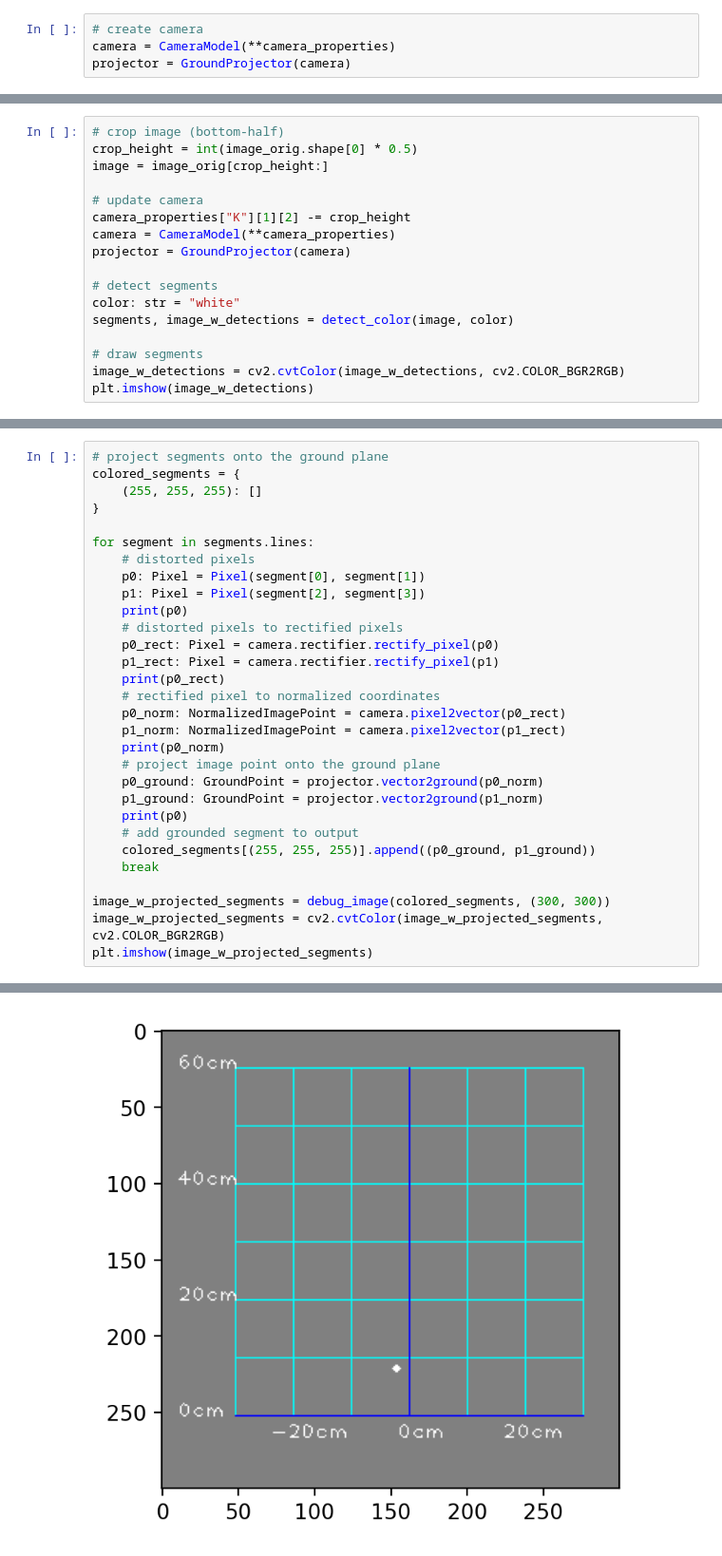
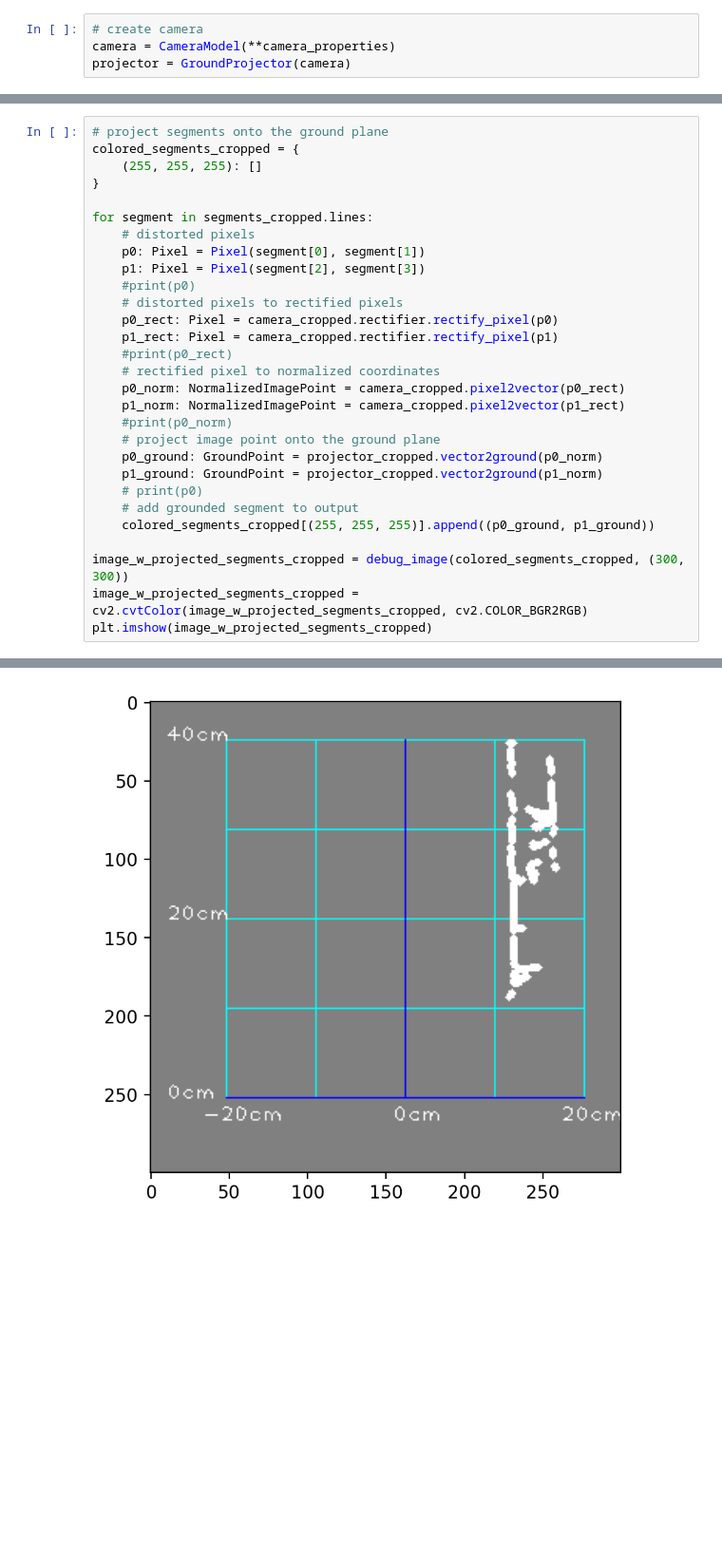
Before and after one commit to duckietown/lib-dt-computer-vision, a Jupyter notebook: notebooks/21-ground-projection.ipynb, the cells around one changed output, grey strips where cells are left out. Shown at 95% size. Drawn from its saved outputs; the diff is of its cells as text; blank space fills up the shorter version.

```diff
--- a/notebooks/21-ground-projection.ipynb
+++ b/notebooks/21-ground-projection.ipynb
@@ -103,17 +100,0 @@ P(174, 49)
-# %%
-# crop image (bottom-half)
-crop_height = int(image_orig.shape[0] * 0.5)
-image = image_orig[crop_height:]
-
-# update camera
-camera_properties["K"][1][2] -= crop_height
-camera = CameraModel(**camera_properties)
-projector = GroundProjector(camera)
-
-# detect segments
-color: str = "white"
-segments, image_w_detections = detect_color(image, color)
-
-# draw segments
-image_w_detections = cv2.cvtColor(image_w_detections, cv2.COLOR_BGR2RGB)
-plt.imshow(image_w_detections)
@@ -123,31 +138,30 @@ plt.imshow(image_w_detections)
 # %%
 # project segments onto the ground plane
-colored_segments = {
+colored_segments_cropped = {
     (255, 255, 255): []
 }
 
-for segment in segments.lines:
+for segment in segments_cropped.lines:
     # distorted pixels
     p0: Pixel = Pixel(segment[0], segment[1])
     p1: Pixel = Pixel(segment[2], segment[3])
-    print(p0)
+    #print(p0)
     # distorted pixels to rectified pixels
-    p0_rect: Pixel = camera.rectifier.rectify_pixel(p0)
-    p1_rect: Pixel = camera.rectifier.rectify_pixel(p1)
-    print(p0_rect)
+    p0_rect: Pixel = camera_cropped.rectifier.rectify_pixel(p0)
+    p1_rect: Pixel = camera_cropped.rectifier.rectify_pixel(p1)
+    #print(p0_rect)
     # rectified pixel to normalized coordinates
-    p0_norm: NormalizedImagePoint = camera.pixel2vector(p0_rect)
-    p1_norm: NormalizedImagePoint = camera.pixel2vector(p1_rect)
-    print(p0_norm)
+    p0_norm: NormalizedImagePoint = camera_cropped.pixel2vector(p0_rect)
+    p1_norm: NormalizedImagePoint = camera_cropped.pixel2vector(p1_rect)
+    #print(p0_norm)
     # project image point onto the ground plane
-    p0_ground: GroundPoint = projector.vector2ground(p0_norm)
-    p1_ground: GroundPoint = projector.vector2ground(p1_norm)
-    print(p0)
+    p0_ground: GroundPoint = projector_cropped.vector2ground(p0_norm)
+    p1_ground: GroundPoint = projector_cropped.vector2ground(p1_norm)
+    # print(p0)
     # add grounded segment to output
-    colored_segments[(255, 255, 255)].append((p0_ground, p1_ground))
-    break
+    colored_segments_cropped[(255, 255, 255)].append((p0_ground, p1_ground))
 
-image_w_projected_segments = debug_image(colored_segments, (300, 300))
-image_w_projected_segments = cv2.cvtColor(image_w_projected_segments, cv2.COLOR_BGR2RGB)
-plt.imshow(image_w_projected_segments)
+image_w_projected_segments_cropped = debug_image(colored_segments_cropped, (300, 300))
+image_w_projected_segments_cropped = cv2.cvtColor(image_w_projected_segments_cropped, cv2.COLOR_BGR2RGB)
+plt.imshow(image_w_projected_segments_cropped)
 # %% [output]
@@ -159 +169 @@ P(200, 246)
-[figure, old version]
+[figure, new version]
```
Also changed, not shown: parts of 8 cells of this notebook, 12 other files.
